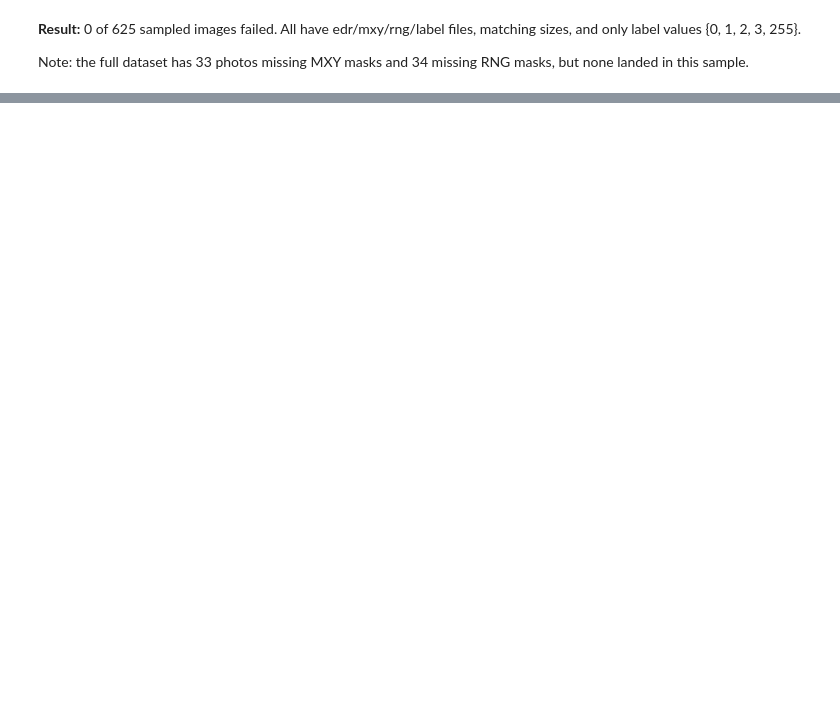
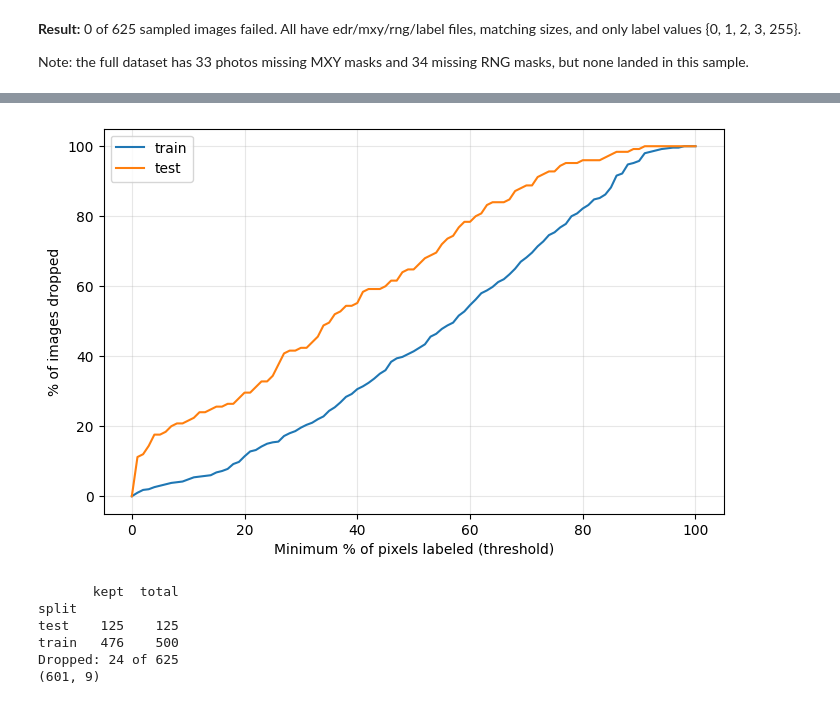
Before and after one commit to smantsai/mlsn-group-5, a Jupyter notebook: MLSN_Group_5.ipynb, the cells around one changed output, grey strips where cells are left out. Drawn from its saved outputs; the diff is of its cells as text; code cells hidden in the pictures; blank space fills up the shorter version.

```diff
--- a/MLSN_Group_5.ipynb
+++ b/MLSN_Group_5.ipynb
@@ -143,0 +231,40 @@ Note: the full dataset has 33 photos missing MXY masks and 34 missing RNG masks,
+# %%
+# Plot 2: how many images would each threshold drop?
+
+thresholds = np.linspace(0, 1, 101)
+
+plt.figure(figsize=(8, 5))
+for split in ["train", "test"]:
+  vals = df.loc[df.split == split, "labeled_frac"].values
+  dropped = [(vals < t).mean() * 100 for t in thresholds]
+  plt.plot(thresholds * 100, dropped, label=split)
+
+plt.xlabel("Minimum % of pixels labeled (threshold)")
+plt.ylabel("% of images dropped")
+plt.grid(alpha=0.3)
+plt.legend()
+plt.show()
+# %% [output]
+[figure, added]
+# %%
+# Apply the threshold
+
+THRESHOLD = 0.10  # may change later
+
+# Keep all test images; only filter train
+df["keep"] = (df["split"] == "test") | (df["labeled_frac"] >= THRESHOLD)
+
+print(df.groupby("split")["keep"].agg(kept="sum", total="count"))
+print(f"Dropped: {(~df.keep).sum()} of {len(df)}")
+
+df.to_csv("sample_split_filtered.csv", index=False)
+
+df_kept = df[df.keep]
+print(df_kept.shape)
+# %% [output]
+       kept  total
+split
+test    125    125
+train   476    500
+Dropped: 24 of 625
+(601, 9)
```
Also changed, not shown: parts of 13 cells of this notebook.
